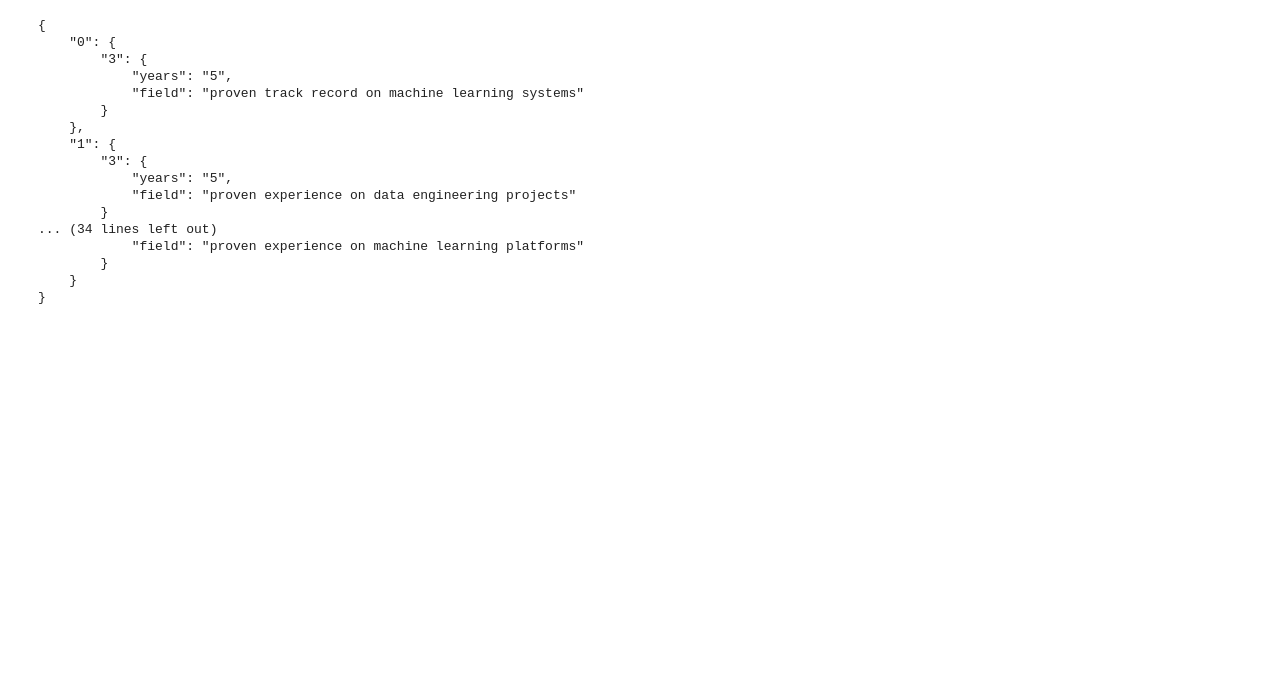
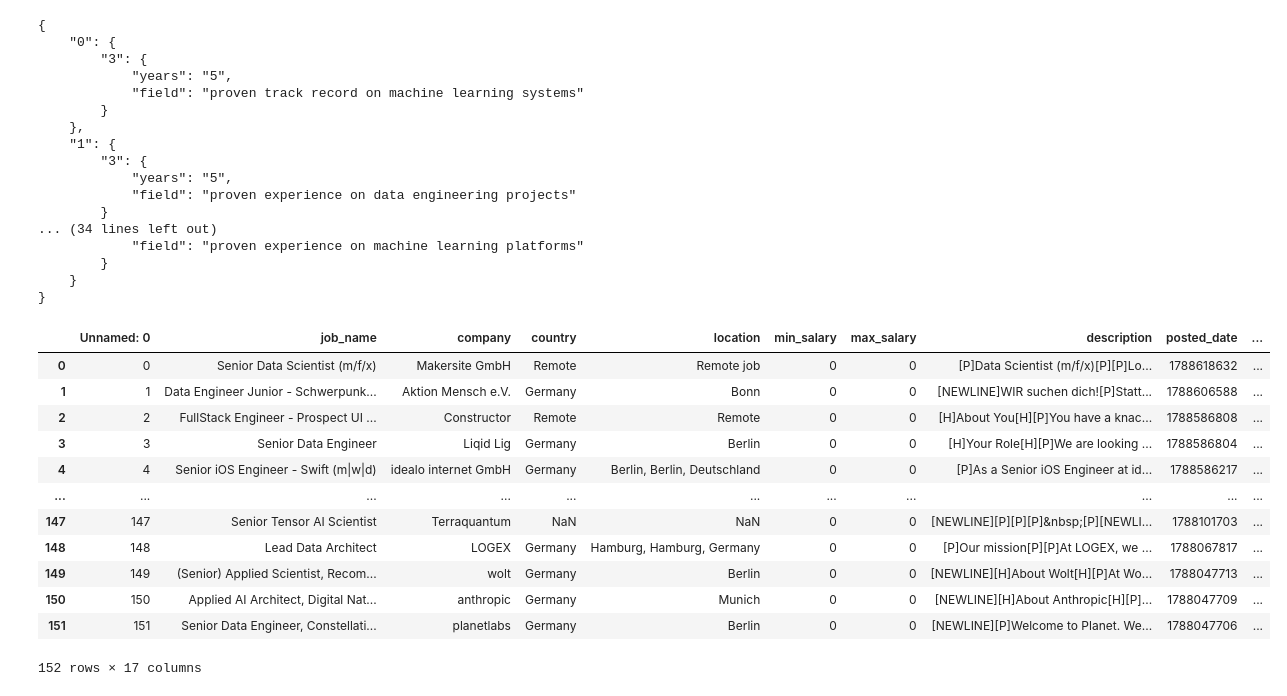
Before and after one commit to abdurahman-abdo/skillscope, a Jupyter notebook: src/skillscope/main.ipynb, the cells around one changed output. Cells and saved outputs as stored; diff of their text form; code cells hidden in the pictures; blank space fills up the shorter version.

```diff
--- a/src/skillscope/main.ipynb
+++ b/src/skillscope/main.ipynb
@@ -930,3 +930,23 @@ with open("debugv-2.json", "w") as file:
     json.dump(j, file, indent=4)
 # %%
 # extract_required_tools
+import config
+import pandas as pd
+
+arbeit_path = "data/cleaned/arbeit.csv"
+
+pd.read_csv(arbeit_path)
+# %% [output]
+|  | Unnamed: 0 | job_name | company | country | location | min_salary | max_salary | description | posted_date | ... |
+| 0 | 0 | Senior Data Scientist (m/f/x) | Makersite GmbH | Remote | Remote job | 0 | 0 | [P]Data Scientist (m/f/x)[P][P]Lo... | 1788618632 | ... |
+| 1 | 1 | Data Engineer Junior - Schwerpunk... | Aktion Mensch e.V. | Germany | Bonn | 0 | 0 | [NEWLINE]WIR suchen dich![P]Statt... | 1788606588 | ... |
+| 2 | 2 | FullStack Engineer - Prospect UI ... | Constructor | Remote | Remote | 0 | 0 | [H]About You[H][P]You have a knac... | 1788586808 | ... |
+| 3 | 3 | Senior Data Engineer | Liqid Lig | Germany | Berlin | 0 | 0 | [H]Your Role[H][P]We are looking ... | 1788586804 | ... |
+| 4 | 4 | Senior iOS Engineer - Swift (m|w|d) | idealo internet GmbH | Germany | Berlin, Berlin, Deutschland | 0 | 0 | [P]As a Senior iOS Engineer at id... | 1788586217 | ... |
+| ... | ... | ... | ... | ... | ... | ... | ... | ... | ... | ... |
+| 147 | 147 | Senior Tensor AI Scientist | Terraquantum | NaN | NaN | 0 | 0 | [NEWLINE][P][P][P]&nbsp;[P][NEWLI... | 1788101703 | ... |
+| 148 | 148 | Lead Data Architect | LOGEX | Germany | Hamburg, Hamburg, Germany | 0 | 0 | [P]Our mission[P][P]At LOGEX, we ... | 1788067817 | ... |
+| 149 | 149 | (Senior) Applied Scientist, Recom... | wolt | Germany | Berlin | 0 | 0 | [NEWLINE][H]About Wolt[H][P]At Wo... | 1788047713 | ... |
+| 150 | 150 | Applied AI Architect, Digital Nat... | anthropic | Germany | Munich | 0 | 0 | [NEWLINE][H]About Anthropic[H][P]... | 1788047709 | ... |
+| 151 | 151 | Senior Data Engineer, Constellati... | planetlabs | Germany | Berlin | 0 | 0 | [NEWLINE][P]Welcome to Planet. We... | 1788047706 | ... |
+152 rows × 17 columns
```
Also changed, not shown: parts of 1 cell of this notebook, 3 other files.
